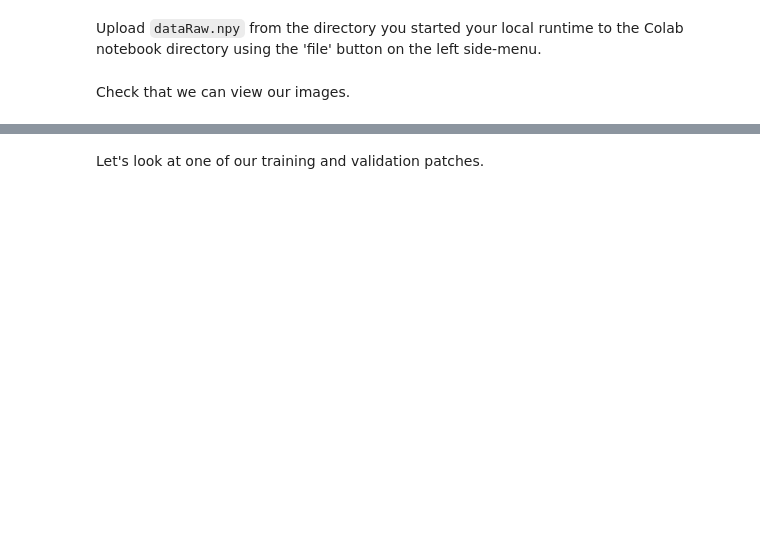
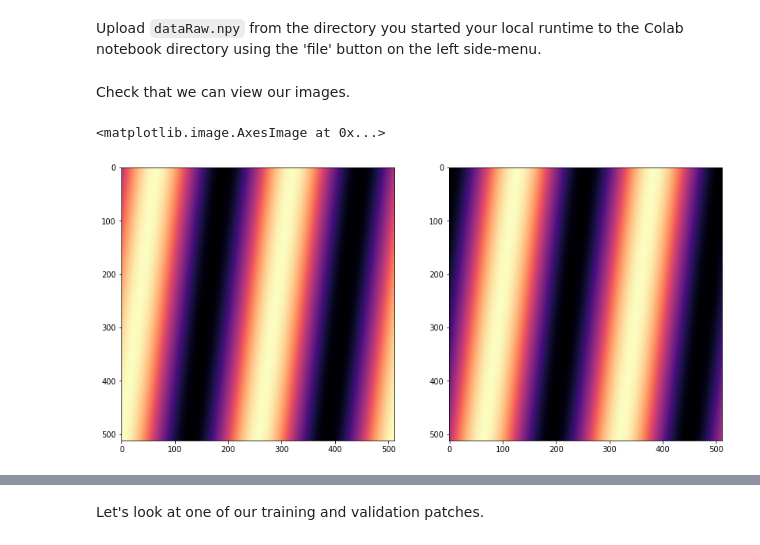
Before and after one commit to micro-manager/pycro-manager, a Jupyter notebook: docs/source/pycro_manager_denoising_demo_n2v.ipynb, the cells around one changed output, grey strips where cells are left out. Cells and saved outputs as stored; diff of their text form; code cells hidden in the pictures; blank space fills up the shorter version.

```diff
--- a/docs/source/pycro_manager_denoising_demo_n2v.ipynb
+++ b/docs/source/pycro_manager_denoising_demo_n2v.ipynb
@@ -105,8 +122,11 @@ TensorFlow 1.x selected.
 UsageError: Line magic function `%nvidia` not found.
 # %%
+% pip install n2v
 from n2v.models import N2VConfig, N2V
 from n2v.internals.N2V_DataGenerator import N2V_DataGenerator
+datagen = N2V_DataGenerator()
 from matplotlib import pyplot as plt
 from matplotlib.image import imread, imsave
+from PIL import Image
 import numpy as np
 import os
@@ -115,7 +154,11 @@ Upload `dataRaw.npy` from the directory you started your local runtime to the Co
 # %%
 imgs = np.load('/content/dataRaw.npy')
 testImg = imgs[0]
-imgs = [1:]
+for im in range(1,len(imgs)):
+  Image.fromarray(imgs[im]).save(str(im)+'.tif')
+  # imsave(str(im)+'.tif', imgs[im])
+imgs = datagen.load_imgs_from_directory('/content', filter='*.tif', dims='YX')
+# imgs = [1:]
 # # If on local runtime use:
 # imgs = np.load('dataRaw.npy')
 # %% [markdown]
@@ -123,7 +166,10 @@ Check that we can view our images.
 # %%
 plt.figure(figsize=(14,7))
 plt.subplot(1,2,1)
-plt.imshow(imgs[0], cmap='magma')
+plt.imshow(imgs[0][0,...,0], cmap='magma')
 plt.subplot(1,2,2)
-plt.imshow(imgs[1], cmap='magma')
+plt.imshow(imgs[6][0,...,0], cmap='magma')
+# %% [output]
+<matplotlib.image.AxesImage at 0x...>
+[figure, added]
 # %%
```
Also changed, not shown: parts of 15 cells of this notebook.
